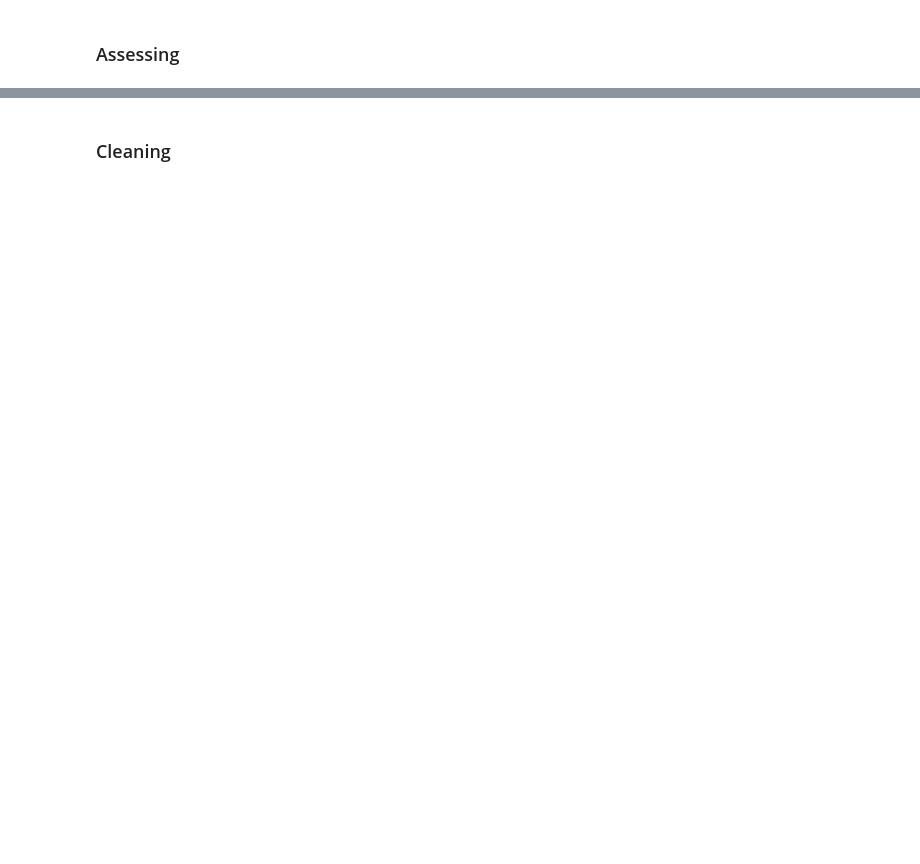
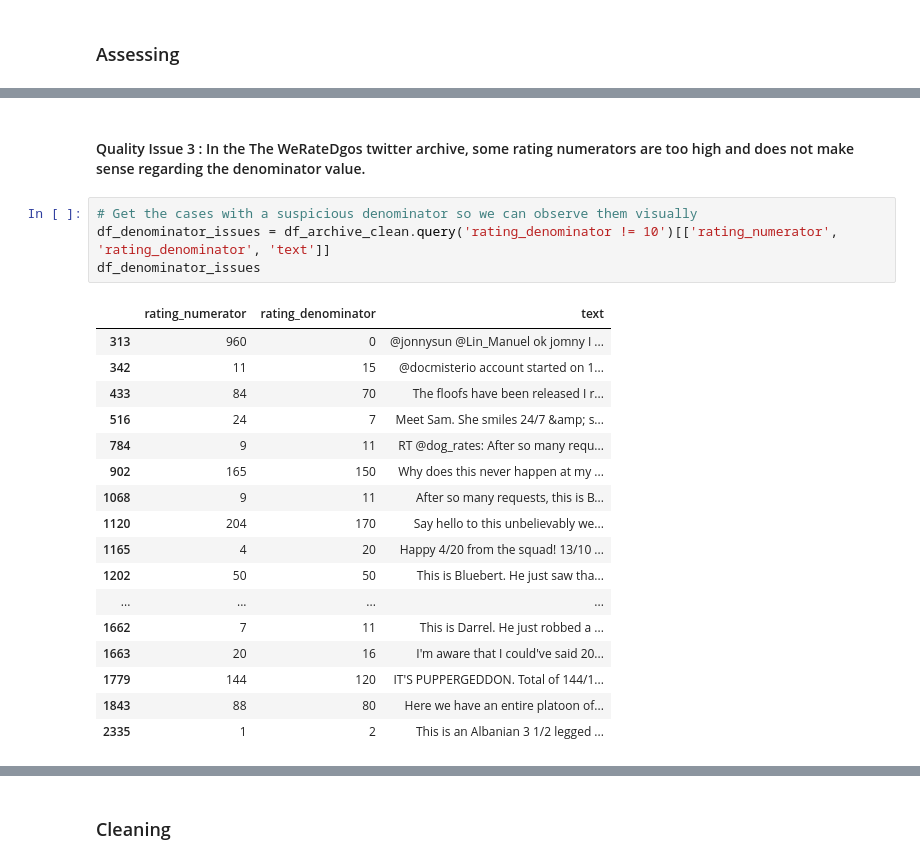
Before and after one commit to jlcossi/wrangle_and_analyze_data, a Jupyter notebook: wrangle_act.ipynb, the cells around one changed output, grey strips where cells are left out. Drawn from its saved outputs; the diff is of its cells as text; blank space fills up the shorter version.

```diff
--- a/wrangle_act.ipynb
+++ b/wrangle_act.ipynb
@@ -250,0 +346,24 @@ Here are the information we already know :
+# %% [markdown]
+#### Quality Issue 3 : In the The WeRateDgos twitter archive, some rating numerators are too high and does not make sense regarding the denominator value.
+# %%
+# Get the cases with a suspicious denominator so we can observe them visually
+df_denominator_issues = df_archive_clean.query('rating_denominator != 10')[['rating_numerator', 'rating_denominator', 'text']]
+df_denominator_issues
+# %% [output]
+|  | rating_numerator | rating_denominator | text |
+| 313 | 960 | 0 | @jonnysun @Lin_Manuel ok jomny I ... |
+| 342 | 11 | 15 | @docmisterio account started on 1... |
+| 433 | 84 | 70 | The floofs have been released I r... |
+| 516 | 24 | 7 | Meet Sam. She smiles 24/7 &amp; s... |
+| 784 | 9 | 11 | RT @dog_rates: After so many requ... |
+| 902 | 165 | 150 | Why does this never happen at my ... |
+| 1068 | 9 | 11 | After so many requests, this is B... |
+| 1120 | 204 | 170 | Say hello to this unbelievably we... |
+| 1165 | 4 | 20 | Happy 4/20 from the squad! 13/10 ... |
+| 1202 | 50 | 50 | This is Bluebert. He just saw tha... |
+| ... | ... | ... | ... |
+| 1662 | 7 | 11 | This is Darrel. He just robbed a ... |
+| 1663 | 20 | 16 | I'm aware that I could've said 20... |
+| 1779 | 144 | 120 | IT'S PUPPERGEDDON. Total of 144/1... |
+| 1843 | 88 | 80 | Here we have an entire platoon of... |
+| 2335 | 1 | 2 | This is an Albanian 3 1/2 legged ... |
```
Also changed, not shown: parts of 65 cells of this notebook.
